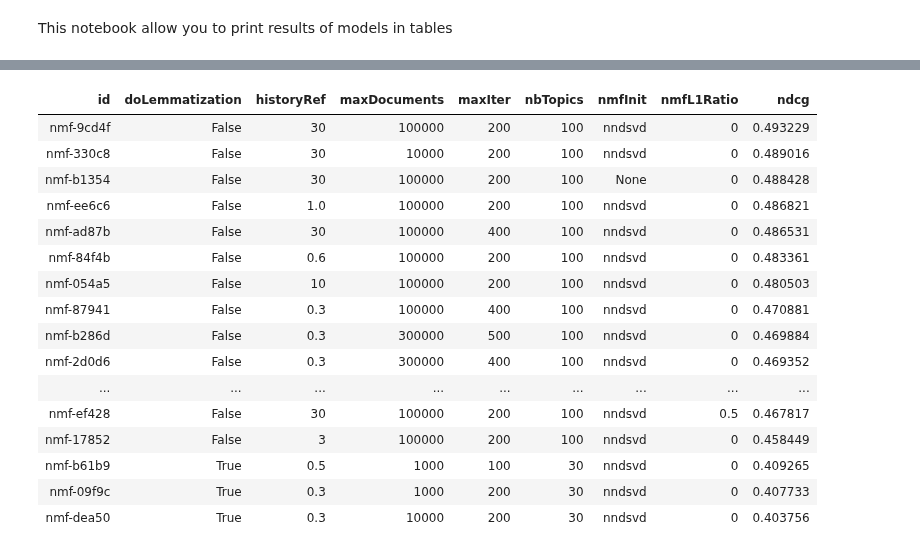
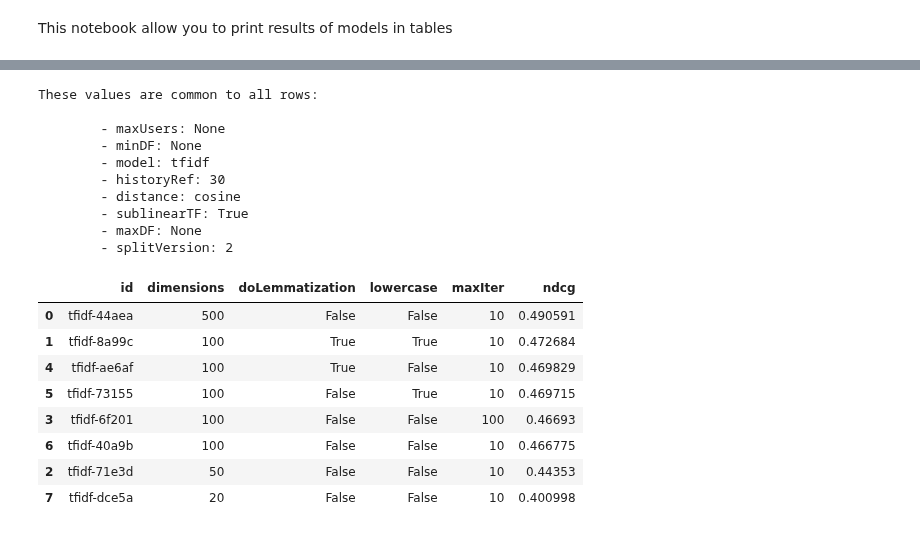
Before and after one commit to arthur-gallois/Twinews-adapted, a Jupyter notebook: twinews/evaluation/hjreport.ipynb, the cells around one changed output, grey strips where cells are left out. Saved outputs shown, nothing was run; the diff lists cells and outputs as text; code cells hidden in the pictures.

```diff
--- a/twinews/evaluation/hjreport.ipynb
+++ b/twinews/evaluation/hjreport.ipynb
@@ -98,39 +98,33 @@ These values are common to all rows:
 # %%
 df = printReport\
 (
     model='tfidf',
     splitVersion=2,
     noSubsampling=True,
     metaFilter=\
     {
         # "implementation": "gensim-lda",
     },
-    metricsFilter=None, # {'ndcg', 'ndcg@10'},
+    metricsFilter={'ndcg'}, # None, {'ndcg', 'ndcg@10'}
     sortBy='ndcg',
 )
+# %% [output]
+These values are common to all rows:
+
+        - maxUsers: None
+        - minDF: None
+        - model: tfidf
+        - historyRef: 30
+        - distance: cosine
+        - sublinearTF: True
+        - maxDF: None
+        - splitVersion: 2
+|  | id | dimensions | doLemmatization | lowercase | maxIter | ndcg |
+| 0 | tfidf-44aea | 500 | False | False | 10 | 0.490591 |
+| 1 | tfidf-8a99c | 100 | True | True | 10 | 0.472684 |
+| 4 | tfidf-ae6af | 100 | True | False | 10 | 0.469829 |
+| 5 | tfidf-73155 | 100 | False | True | 10 | 0.469715 |
+| 3 | tfidf-6f201 | 100 | False | False | 100 | 0.46693 |
+| 6 | tfidf-40a9b | 100 | False | False | 10 | 0.466775 |
+| 2 | tfidf-71e3d | 50 | False | False | 10 | 0.44353 |
+| 7 | tfidf-dce5a | 20 | False | False | 10 | 0.400998 |
-# %%
-df.style.hide_index().set_table_styles(
-    [dict(selector="th",props=[('max-width', '3px')]),
-        dict(selector="th.col_heading",
-                 props=[("writing-mode", "vertical-rl"),
-                        ('transform', 'rotateZ(-90deg)'),
-                        ])]
-)
-# %% [output]
-| id | doLemmatization | historyRef | maxDocuments | maxIter | nbTopics | nmfInit | nmfL1Ratio | ndcg |
-| nmf-9cd4f | False | 30 | 100000 | 200 | 100 | nndsvd | 0 | 0.493229 |
-| nmf-330c8 | False | 30 | 10000 | 200 | 100 | nndsvd | 0 | 0.489016 |
-| nmf-b1354 | False | 30 | 100000 | 200 | 100 | None | 0 | 0.488428 |
-| nmf-ee6c6 | False | 1.0 | 100000 | 200 | 100 | nndsvd | 0 | 0.486821 |
-| nmf-ad87b | False | 30 | 100000 | 400 | 100 | nndsvd | 0 | 0.486531 |
-| nmf-84f4b | False | 0.6 | 100000 | 200 | 100 | nndsvd | 0 | 0.483361 |
-| nmf-054a5 | False | 10 | 100000 | 200 | 100 | nndsvd | 0 | 0.480503 |
-| nmf-87941 | False | 0.3 | 100000 | 400 | 100 | nndsvd | 0 | 0.470881 |
-| nmf-b286d | False | 0.3 | 300000 | 500 | 100 | nndsvd | 0 | 0.469884 |
-| nmf-2d0d6 | False | 0.3 | 300000 | 400 | 100 | nndsvd | 0 | 0.469352 |
-| ... | ... | ... | ... | ... | ... | ... | ... | ... |
-| nmf-ef428 | False | 30 | 100000 | 200 | 100 | nndsvd | 0.5 | 0.467817 |
-| nmf-17852 | False | 3 | 100000 | 200 | 100 | nndsvd | 0 | 0.458449 |
-| nmf-b61b9 | True | 0.5 | 1000 | 100 | 30 | nndsvd | 0 | 0.409265 |
-| nmf-09f9c | True | 0.3 | 1000 | 200 | 30 | nndsvd | 0 | 0.407733 |
-| nmf-dea50 | True | 0.3 | 10000 | 200 | 30 | nndsvd | 0 | 0.403756 |
```
Also changed, not shown: parts of 3 cells of this notebook, 4 other files.
